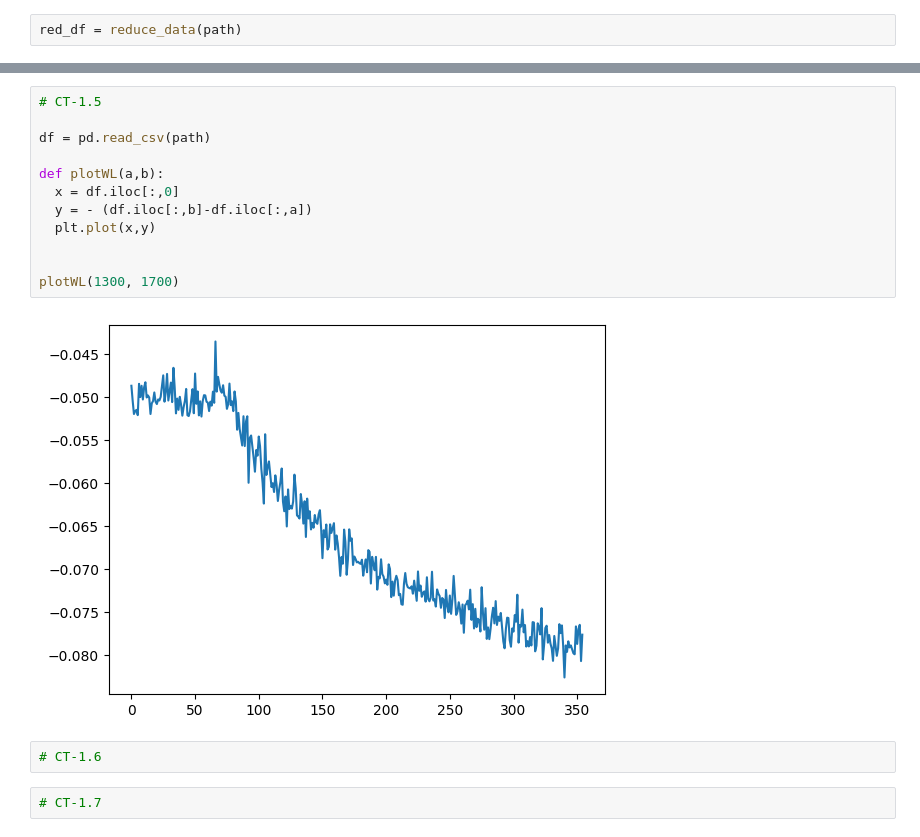
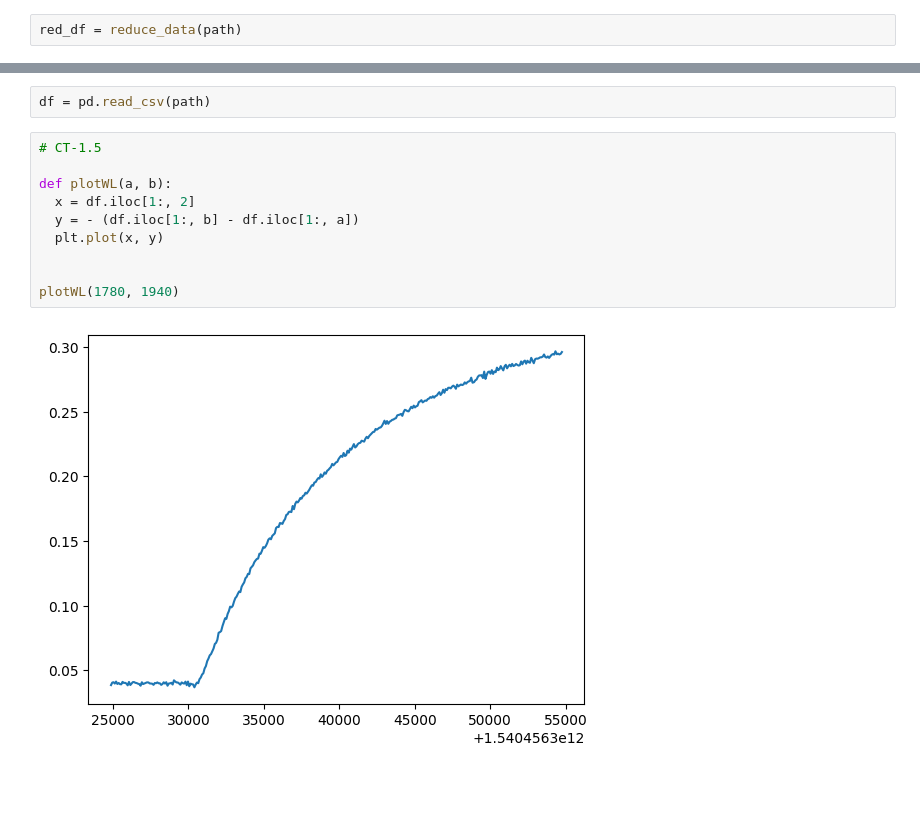
Before and after one commit to orsli/Data-Science-Fundamentals, a Jupyter notebook: CodingTask1.ipynb, the cells around one changed output, grey strips where cells are left out. Saved outputs shown, nothing was run; the diff lists cells and outputs as text; blank space fills up the shorter version.

```diff
--- a/CodingTask1.ipynb
+++ b/CodingTask1.ipynb
@@ -125,18 +125,14 @@ Wall time: 212 ms
+# %%
+df = pd.read_csv(path)
 # %%
 # CT-1.5
 
-df = pd.read_csv(path)
-
-def plotWL(a,b):
-  x = df.iloc[:,0]
-  y = - (df.iloc[:,b]-df.iloc[:,a])
-  plt.plot(x,y)
+def plotWL(a, b):
+  x = df.iloc[1:, 2]
+  y = - (df.iloc[1:, b] - df.iloc[1:, a])
+  plt.plot(x, y)
 
 
-plotWL(1300, 1700)
+plotWL(1780, 1940)
 # %% [output]
-[figure, old version]
+[figure, new version]
-# %%
-# CT-1.6
-# %%
-# CT-1.7
```
Also changed, not shown: parts of 5 cells of this notebook.
